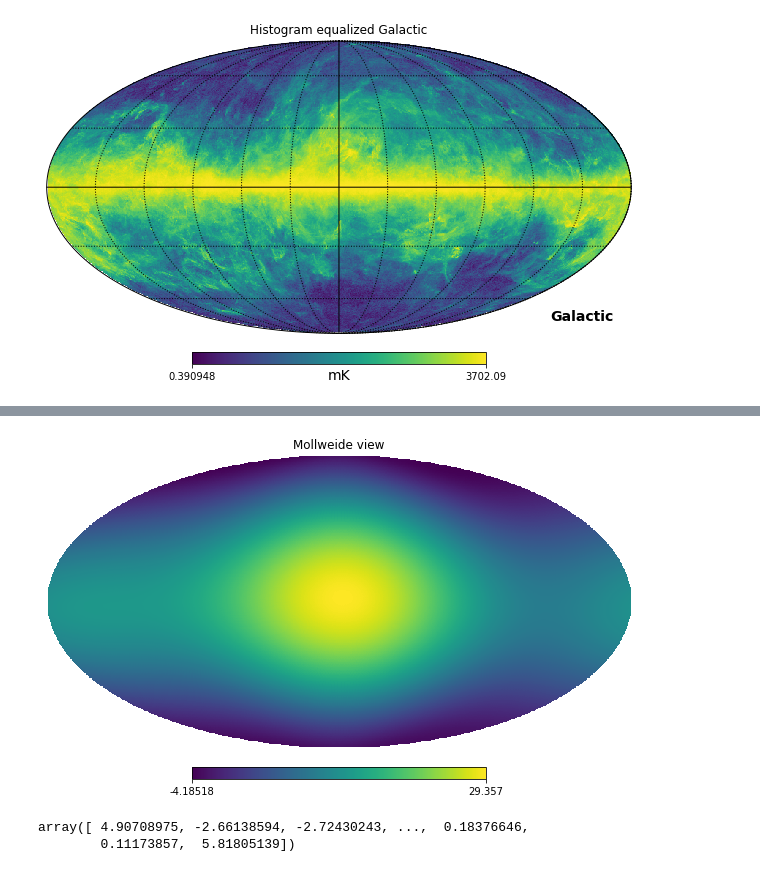
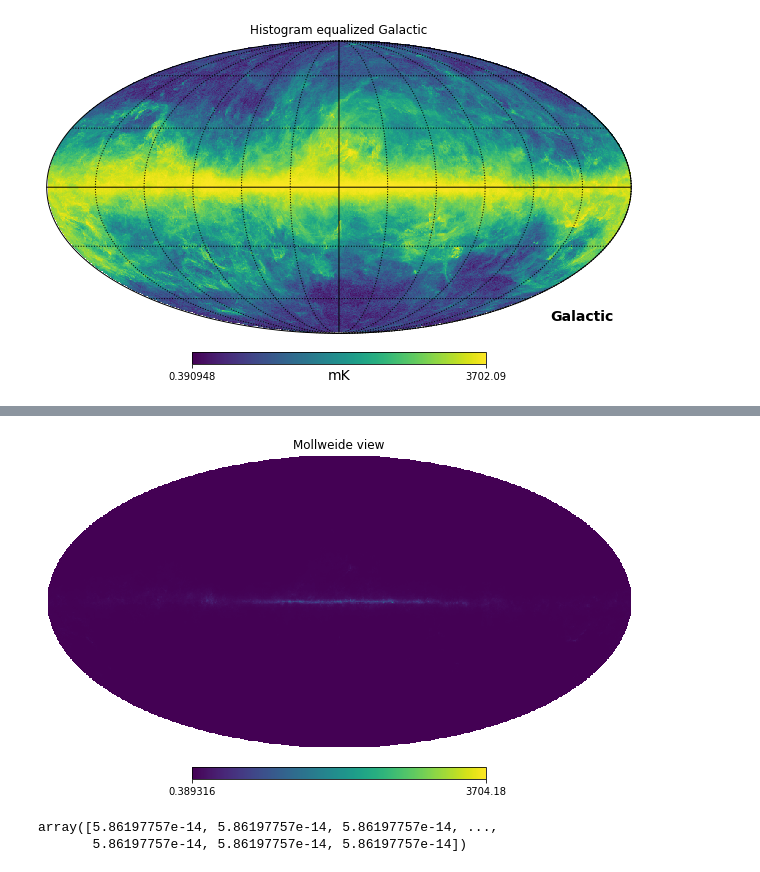
Before and after one commit to Fondzenyuy/SURP-2022-Astro, a Jupyter notebook: Wavelet_Analysis_(Practice).ipynb, the cells around one changed output, grey strips where cells are left out. Drawn from its saved outputs; the diff is of its cells as text; code cells hidden in the pictures.

```diff
--- a/Wavelet_Analysis_(Practice).ipynb
+++ b/Wavelet_Analysis_(Practice).ipynb
@@ -230,3 +230,9 @@ plt.show()
+# %%
+nside = 2048
+L = 2048
+J_min = 1
+B = 3
+J = pys2let_j_max(B, L, J_min)
 # %%
 !wget -O ffp10_newdust_total_857_full_map.fits "http://pla.esac.esa.int/pla/aio/product-action?SIMULATED_MAP.FILE_ID=ffp10_newdust_total_857_full_map.fits"
 # %% [output]
@@ -343,18 +353,18 @@ for j in range(J - J_min + 1):
 # %%
 # Uses synthesis to reconstruct the input map.
-map_lm_rec857 = synthesis_axisym_lm_wav(map_wav_lm857, map_scal_lm857, B, L, J_min=3)
+map_lm_rec857 = synthesis_axisym_lm_wav(map_wav_lm857, map_scal_lm857, B, L, J_min=1)
 map_rec857 = hp.alm2map(map_lm_rec857, nside=nside, lmax=L - 1)
 hp.mollview(map_rec857)
 
 plt.show()
 # %% [output]
-[figure, old version]
+[figure, new version]
 # %%
 difference2 = map_rec857 - newmap857
 difference2
 # %% [output]
-array([ 4.90708975, -2.66138594, -2.72430243, ...,  0.18376646,
-        0.11173857,  5.81805139])
+array([5.86197757e-14, 5.86197757e-14, 5.86197757e-14, ...,
+       5.86197757e-14, 5.86197757e-14, 5.86197757e-14])
 # %%
 hp.mollview(difference2)
 
```
Also changed, not shown: parts of 18 cells of this notebook.
